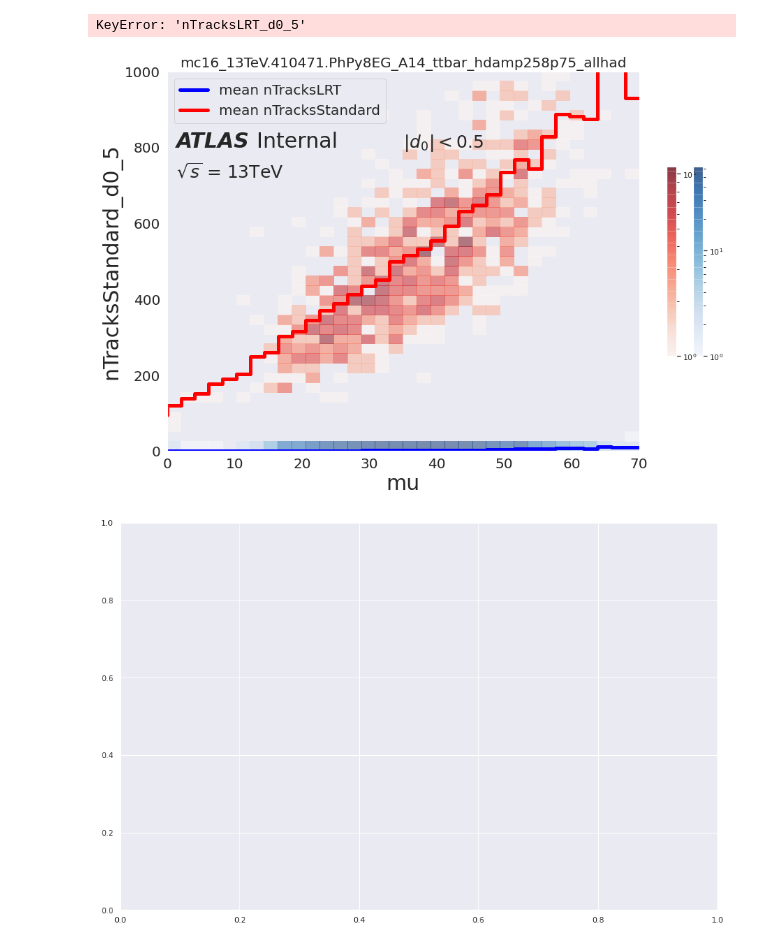
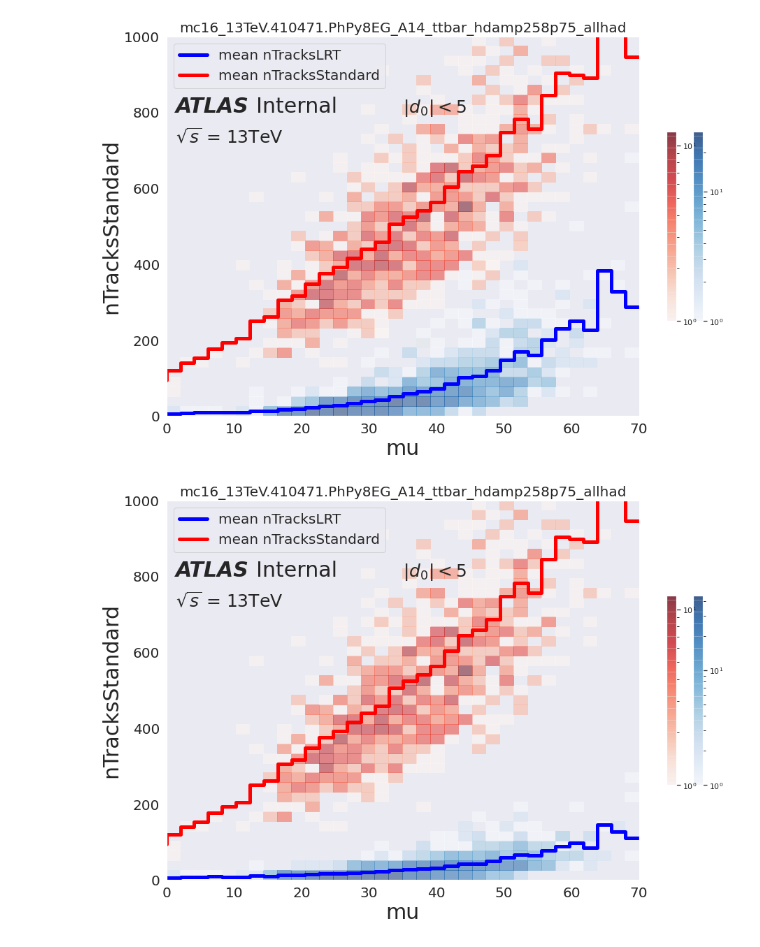
Before and after one commit to robinnewhouse/LRTNotebooks, a Jupyter notebook: pileup_tests.ipynb, the cells around one changed output. Drawn from its saved outputs; the diff is of its cells as text; code cells hidden in the pictures.

Commit message:
fixed filling of nn tracks for d0 cut

```diff
--- a/pileup_tests.ipynb
+++ b/pileup_tests.ipynb
@@ -6,7 +6,7 @@ from matplotlib import colors
 import seaborn as sns; sns.set(color_codes=True)
 # %%
 LRTAnalysis = uproot.open("/data/newhouse/LRT/batch/testing/testing_21p0_v7_doR3LargeD0/TTBAR/LRTAnalysis_output.root")
-LRTAnalysis_nn = uproot.open("/data/newhouse/LRT/batch/testing/testing_21p0_v7_doR3LargeD0_nnp2/TTBAR/LRTAnalysis_output.root")
+LRTAnalysis_nn = uproot.open("/data/newhouse/LRT/batch/testing/testing_21p0_v7_doR3LargeD0_funcnn_p2/TTBAR/LRTAnalysis_output.root")
 # %%
 event_branches = ['nTracks',
                   'nTruth',
@@ -28,24 +28,24 @@ event_tree['nTracksLRT'] = event_tree.isLRTrack.apply(sum)
 event_tree['nTracksStandard'] = event_tree.nTracksAccept - event_tree.nTracksLRT
 # %%
 for tree in [event_tree, event_tree_nn]:
-    tree['nTracksLRT_d0_p2'] = 0
-    tree['nTracksStandard_d0_p2'] = 0
-    tree['nTracksLRT_d0_p5'] = 0
-    tree['nTracksStandard_d0_p5'] = 0
+    tree['nTracksLRT_d0_2'] = 0
+    tree['nTracksStandard_d0_2'] = 0
+    tree['nTracksLRT_d0_5'] = 0
+    tree['nTracksStandard_d0_5'] = 0
     for i in range(len(tree)):
-        tree.loc[i, 'nTracksLRT_d0_p2'] = (
+        tree.loc[i, 'nTracksLRT_d0_2'] = (
             (abs(tree.iloc[i].d0) <= 2)
             & (tree.iloc[i].isLRTrack == True)
             ).sum()
-        event_tree.loc[i, 'nTracksStandard_d0_2'] = (
+        tree.loc[i, 'nTracksStandard_d0_2'] = (
             (abs(tree.iloc[i].d0) <= 2)
             & (tree.iloc[i].isLRTrack == False)
             ).sum()
-        event_tree.loc[i, 'nTracksLRT_d0_5'] = (
+        tree.loc[i, 'nTracksLRT_d0_5'] = (
             (abs(tree.iloc[i].d0) <= 5)
             & (tree.iloc[i].isLRTrack == True)
             ).sum()
-        event_tree.loc[i, 'nTracksStandard_d0_5'] = (
+        tree.loc[i, 'nTracksStandard_d0_5'] = (
             (abs(tree.iloc[i].d0) <= 5)
             & (tree.iloc[i].isLRTrack == False)
             ).sum()
@@ -115,46 +115,50 @@ def plot2d(df, var_a, var_b, ax=None, nentries=1000, bins=[10,10], linecolor='da
         fig = plt.figure(figsize=[15,10])
         ax = fig.gca()
 
+    # draw 2d hist
     h, xedges, yedges, image = ax.hist2d(x=df[0:nentries][var_a],
                                          y=df[0:nentries][var_b],
                                          bins=bins,
                                          norm=colors.LogNorm(),
                                         alpha=0.5,
                                         cmap=histcolor,
                                         )
-    mu_bins = np.linspace(0,70,35)
+    # draw mean line across bins
     mean_tracks = []
-    for i in mu_bins:
+    for i in bins[0]:
         mean_tracks.append(df.query(f'{var_a} > {i} & mu < {i+1}')[var_b].mean())
-    ax.step(mu_bins, mean_tracks, linewidth=5, color=linecolor)
+    ax.step(bins[0], mean_tracks, linewidth=5, color=linecolor)
+    # set labels and tick parameters
     ax.set_xlabel(var_a, fontsize=30)
     ax.set_ylabel(var_b, fontsize=30)
     ax.legend([f'mean {var_b}'], fontsize=20, loc='upper left')
     ax.tick_params(axis='both', which='major', labelsize=20)
     ax.set_title('mc16_13TeV.410471.PhPy8EG_A14_ttbar_hdamp258p75_allhad', fontsize=20)
     return ax, image
 
 def do_plot_ntrk(df):
+    # define bins
     bins = [np.linspace(0,70,35), np.linspace(0,1000,40)]
-    ax, image = plot2d(df, 'mu', 'nTracksLRT_d0_5', bins=bins, linecolor='blue', histcolor='Blues')
+    # plot 2d plot for LRT
+    ax, image = plot2d(df, 'mu', 'nTracksLRT', bins=bins, linecolor='blue', histcolor='Blues')
     plt.colorbar(image, pad=-.05, shrink=0.5, fraction=.1, )
-    ax, image = plot2d(df, 'mu', 'nTracksStandard_d0_5', bins=bins, ax=ax, linecolor='red', histcolor='Reds')
+    # plot 2d plot for Standard
+    ax, image = plot2d(df, 'mu', 'nTracksStandard', bins=bins, ax=ax, linecolor='red', histcolor='Reds')
     plt.colorbar(image, pad= .05, shrink=0.5, fraction=.1, )
+    # define legend
     ax.legend(['mean nTracksLRT', 'mean nTracksStandard' ], fontsize=20, loc='upper left')
-
+    # additional labels
     ax.text(.02, .8, "ATLAS", style='italic', fontweight='bold', fontsize=30, transform=ax.transAxes)
     ax.text(.19, .8, "Internal", fontsize=30, transform=ax.transAxes)
     ax.text(.02, .72, "$\sqrt{s}$ = 13TeV", fontsize=25, transform=ax.transAxes)
-
-    ax.text(.5, .8, "$|d_0| < 0.5$", fontsize=25, transform=ax.transAxes)
+    ax.text(.5, .8, "$|d_0| < 5$", fontsize=25, transform=ax.transAxes)
 
 
 do_plot_ntrk(event_tree)
 do_plot_ntrk(event_tree_nn)
 # %% [output]
-KeyError: 'nTracksLRT_d0_5'
-[figure, old version]
+[figure, new version]
-[figure, old version]
+[figure, new version]
 # %%
 ### ignore this, just a script for rerunning jobs
 
```
Also changed, not shown: parts of 2 cells of this notebook.
